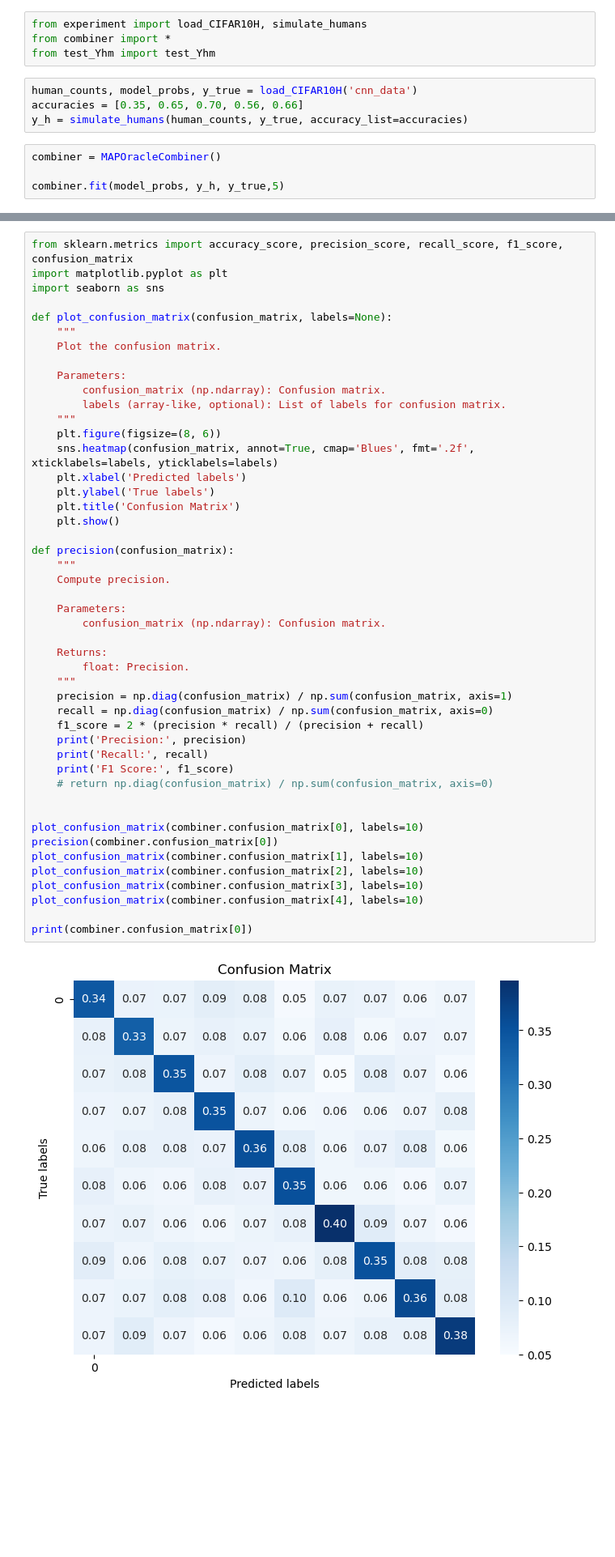
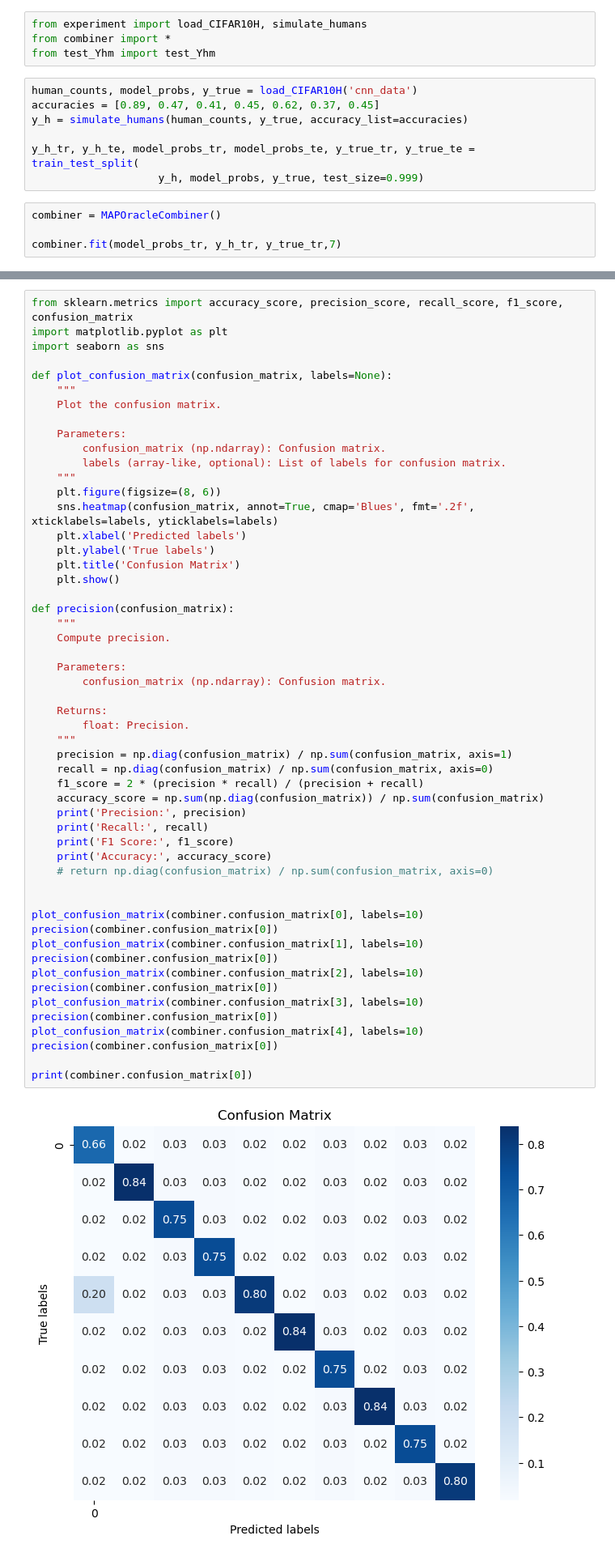
Before and after one commit to pranav-mallela/PLACO-Framework, a Jupyter notebook: generate_confusionmatrix.ipynb, the cells around one changed output, grey strips where cells are left out. Shown at 81% size. Saved outputs shown, nothing was run; the diff lists cells and outputs as text; blank space fills up the shorter version.

```diff
--- a/generate_confusionmatrix.ipynb
+++ b/generate_confusionmatrix.ipynb
@@ -4,12 +4,15 @@ from combiner import *
 from test_Yhm import test_Yhm
 # %%
 human_counts, model_probs, y_true = load_CIFAR10H('cnn_data')
-accuracies = [0.35, 0.65, 0.70, 0.56, 0.66]
+accuracies = [0.89, 0.47, 0.41, 0.45, 0.62, 0.37, 0.45]
 y_h = simulate_humans(human_counts, y_true, accuracy_list=accuracies)
+
+y_h_tr, y_h_te, model_probs_tr, model_probs_te, y_true_tr, y_true_te = train_test_split(
+                    y_h, model_probs, y_true, test_size=0.999)
 # %%
 combiner = MAPOracleCombiner()
 
-combiner.fit(model_probs, y_h, y_true,5)
+combiner.fit(model_probs_tr, y_h_tr, y_true_tr,7)
 # %%
 import csv
 
@@ -67,31 +70,37 @@ def plot_confusion_matrix(confusion_matrix, labels=None):
     plt.show()
 
 def precision(confusion_matrix):
     """
     Compute precision.
 
     Parameters:
         confusion_matrix (np.ndarray): Confusion matrix.
 
     Returns:
         float: Precision.
     """
     precision = np.diag(confusion_matrix) / np.sum(confusion_matrix, axis=1)
     recall = np.diag(confusion_matrix) / np.sum(confusion_matrix, axis=0)
     f1_score = 2 * (precision * recall) / (precision + recall)
+    accuracy_score = np.sum(np.diag(confusion_matrix)) / np.sum(confusion_matrix)
     print('Precision:', precision)
     print('Recall:', recall)
     print('F1 Score:', f1_score)
+    print('Accuracy:', accuracy_score)
     # return np.diag(confusion_matrix) / np.sum(confusion_matrix, axis=0)
 
 
 plot_confusion_matrix(combiner.confusion_matrix[0], labels=10)
 precision(combiner.confusion_matrix[0])
 plot_confusion_matrix(combiner.confusion_matrix[1], labels=10)
+precision(combiner.confusion_matrix[0])
 plot_confusion_matrix(combiner.confusion_matrix[2], labels=10)
+precision(combiner.confusion_matrix[0])
 plot_confusion_matrix(combiner.confusion_matrix[3], labels=10)
+precision(combiner.confusion_matrix[0])
 plot_confusion_matrix(combiner.confusion_matrix[4], labels=10)
+precision(combiner.confusion_matrix[0])
 
 print(combiner.confusion_matrix[0])
 # %% [output]
-[figure, old version]
+[figure, new version]
```
Also changed, not shown: parts of 2 cells of this notebook, 6 other files.
